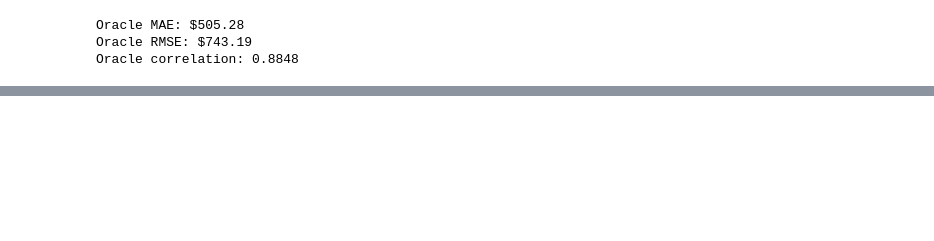
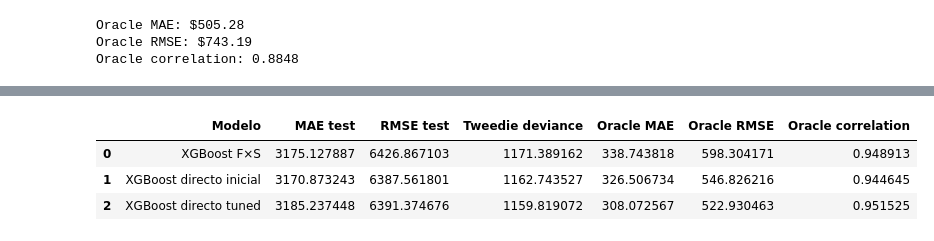
Before and after one commit to ActuarioDereckFuzz/Modelos_estadisticosvsMLvsDeep-Learning, a Jupyter notebook: notebooks/04_machine_learning.ipynb, the cells around one changed output, grey strips where cells are left out. Cells and saved outputs as stored; diff of their text form; code cells hidden in the pictures; blank space fills up the shorter version.

```diff
--- a/notebooks/04_machine_learning.ipynb
+++ b/notebooks/04_machine_learning.ipynb
@@ -2866,0 +3528,51 @@ Oracle correlation: 0.8848
+# %%
+xgb_strategy_comparison = pd.DataFrame({
+    "Modelo": [
+        "XGBoost F×S",
+        "XGBoost directo inicial",
+        "XGBoost directo tuned"
+    ],
+
+    "MAE test": [
+        xgb_pp_metrics["MAE"],
+        xgb_cost_test_metrics["MAE"],
+        xgb_cost_tuned_test_metrics["MAE"]
+    ],
+
+    "RMSE test": [
+        xgb_pp_metrics["RMSE"],
+        xgb_cost_test_metrics["RMSE"],
+        xgb_cost_tuned_test_metrics["RMSE"]
+    ],
+
+    "Tweedie deviance": [
+        xgb_pp_deviance,
+        xgb_cost_deviance,
+        xgb_cost_tuned_deviance
+    ],
+
+    "Oracle MAE": [
+        xgb_pp_oracle_metrics["MAE"],
+        xgb_cost_oracle_metrics["MAE"],
+        xgb_cost_tuned_oracle_metrics["MAE"]
+    ],
+
+    "Oracle RMSE": [
+        xgb_pp_oracle_metrics["RMSE"],
+        xgb_cost_oracle_metrics["RMSE"],
+        xgb_cost_tuned_oracle_metrics["RMSE"]
+    ],
+
+    "Oracle correlation": [
+        xgb_pp_oracle_corr,
+        xgb_cost_oracle_corr,
+        xgb_cost_tuned_oracle_corr
+    ]
+})
+
+xgb_strategy_comparison
+# %% [output]
+|  | Modelo | MAE test | RMSE test | Tweedie deviance | Oracle MAE | Oracle RMSE | Oracle correlation |
+| 0 | XGBoost F×S | 3175.127887 | 6426.867103 | 1171.389162 | 338.743818 | 598.304171 | 0.948913 |
+| 1 | XGBoost directo inicial | 3170.873243 | 6387.561801 | 1162.743527 | 326.506734 | 546.826216 | 0.944645 |
+| 2 | XGBoost directo tuned | 3185.237448 | 6391.374676 | 1159.819072 | 308.072567 | 522.930463 | 0.951525 |
```
Also changed, not shown: parts of 65 cells of this notebook, 4 other files.
